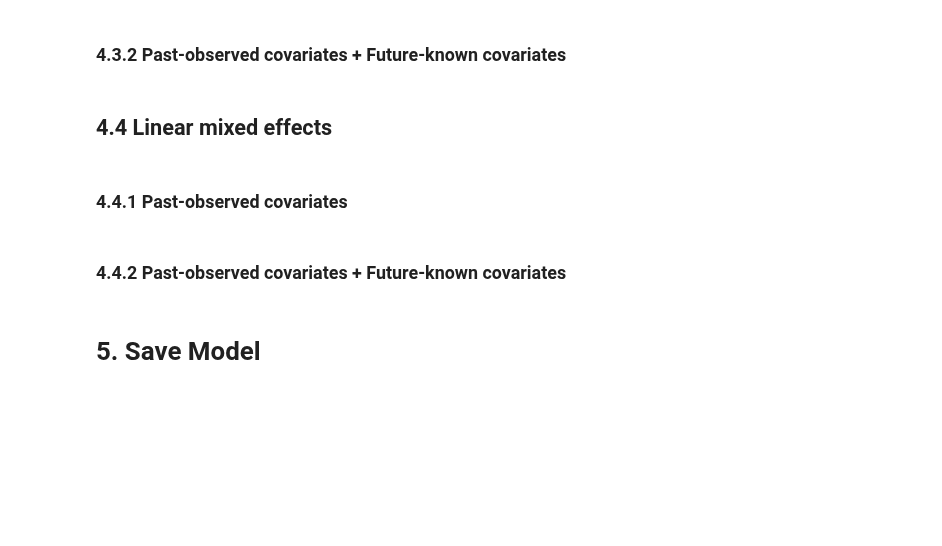
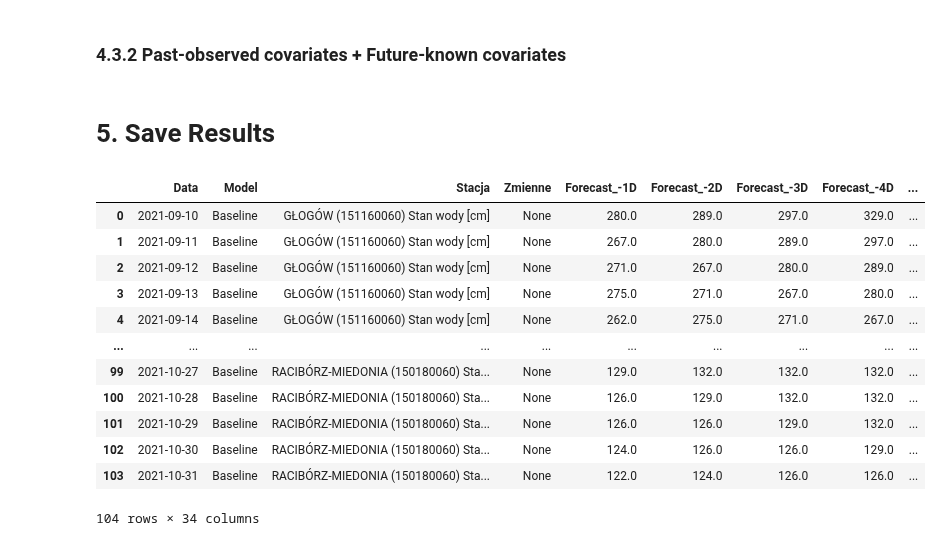
Before and after one commit to it4datascience/CuValley-Batmaja, a Jupyter notebook: src/modelling.ipynb, the cells around one changed output. Cells and saved outputs as stored; diff of their text form; code cells hidden in the pictures; blank space fills up the shorter version.

```diff
--- a/src/modelling.ipynb
+++ b/src/modelling.ipynb
@@ -14,3 +25,7 @@ warnings.filterwarnings('ignore')
+# %%
+def BIAS(y_true, y_pred):
+    bias = (((np.sum(y_pred - y_true))/(np.sum(y_true))))
+    return bias
 # %% [markdown]
 # 2. Load data
 # %%
@@ -172,7 +116,7 @@ first_test_date
 # %% [output]
 Timestamp('2021-09-10 00:00:00')
 # %%
-train_dataset, test_dataset = dataset_ts.split_after(first_test_date)
+train_dataset, test_dataset = dataset_ts.split_before(first_test_date)
 # %% [markdown]
 # 4. Modelling & Backtests
 # %%
@@ -184,6 +132,13 @@ horizons = 30
 baseline_model = NaiveSeasonal(1)
 
 baseline_model.fit(train_dataset)
-train_dataset['GŁOGÓW (151160060) Stan wody [cm]'][-52:].plot()
-test_dataset['GŁOGÓW (151160060) Stan wody [cm]'][-52:].plot()
-baseline_model.predict(len(test_dataset))['GŁOGÓW (151160060) Stan wody [cm]'].plot()
+
+backtests_baseline = baseline_model.historical_forecasts(series=dataset_ts,
+                                                         past_covariates=None,
+                                                         future_covariates=None,
+                                                         start=first_test_date - np.timedelta64(horizons-1, 'D'),
+                                                         verbose=True,
+                                                         overlap_end=True,
+                                                         last_points_only=False,
+                                                         forecast_horizon=horizons,
+                                                         retrain=True)
@@ -201,11 +209,34 @@ baseline_model.predict(len(test_dataset))['GŁOGÓW (151160060) Stan wody [cm]']
 ### 4.3.1 Past-observed covariates
 # %% [markdown]
 ### 4.3.2 Past-observed covariates + Future-known covariates
-# %% [markdown]
-## 4.4 Linear mixed effects
-# %% [markdown]
-### 4.4.1 Past-observed covariates
-# %% [markdown]
-### 4.4.2 Past-observed covariates + Future-known covariates
 # %% [markdown]
-# 5. Save Model
+# 5. Save Results
+# %%
+models_metrics = pd.DataFrame()
+models_historical_forecasts = pd.DataFrame()
+
+for target in hydro_cols:
+    models_metrics = pd.concat([models_metrics, baseline_metrics[target].reset_index().rename({'index': 'horizon'}, axis=1)],
+                               axis=0)
+    models_historical_forecasts = pd.concat([models_historical_forecasts, baseline_historical_forecasts[target].reset_index()],
+                                            axis=0)
+
+models_historical_forecasts.reset_index(drop=True, inplace=True)
+models_metrics.reset_index(drop=True, inplace=True)
+# %%
+models_historical_forecasts.to_csv('../results/historical_forecasts.csv', index=False)
+models_historical_forecasts
+# %% [output]
+|  | Data | Model | Stacja | Zmienne | Forecast_-1D | Forecast_-2D | Forecast_-3D | Forecast_-4D | ... |
+| 0 | 2021-09-10 | Baseline | GŁOGÓW (151160060) Stan wody [cm] | None | 280.0 | 289.0 | 297.0 | 329.0 | ... |
+| 1 | 2021-09-11 | Baseline | GŁOGÓW (151160060) Stan wody [cm] | None | 267.0 | 280.0 | 289.0 | 297.0 | ... |
+| 2 | 2021-09-12 | Baseline | GŁOGÓW (151160060) Stan wody [cm] | None | 271.0 | 267.0 | 280.0 | 289.0 | ... |
+| 3 | 2021-09-13 | Baseline | GŁOGÓW (151160060) Stan wody [cm] | None | 275.0 | 271.0 | 267.0 | 280.0 | ... |
+| 4 | 2021-09-14 | Baseline | GŁOGÓW (151160060) Stan wody [cm] | None | 262.0 | 275.0 | 271.0 | 267.0 | ... |
+| ... | ... | ... | ... | ... | ... | ... | ... | ... | ... |
+| 99 | 2021-10-27 | Baseline | RACIBÓRZ-MIEDONIA (150180060) Sta... | None | 129.0 | 132.0 | 132.0 | 132.0 | ... |
+| 100 | 2021-10-28 | Baseline | RACIBÓRZ-MIEDONIA (150180060) Sta... | None | 126.0 | 129.0 | 132.0 | 132.0 | ... |
+| 101 | 2021-10-29 | Baseline | RACIBÓRZ-MIEDONIA (150180060) Sta... | None | 126.0 | 126.0 | 129.0 | 132.0 | ... |
+| 102 | 2021-10-30 | Baseline | RACIBÓRZ-MIEDONIA (150180060) Sta... | None | 124.0 | 126.0 | 126.0 | 129.0 | ... |
+| 103 | 2021-10-31 | Baseline | RACIBÓRZ-MIEDONIA (150180060) Sta... | None | 122.0 | 124.0 | 126.0 | 126.0 | ... |
+104 rows × 34 columns
```
Also changed, not shown: parts of 11 cells of this notebook, 2 other files.
